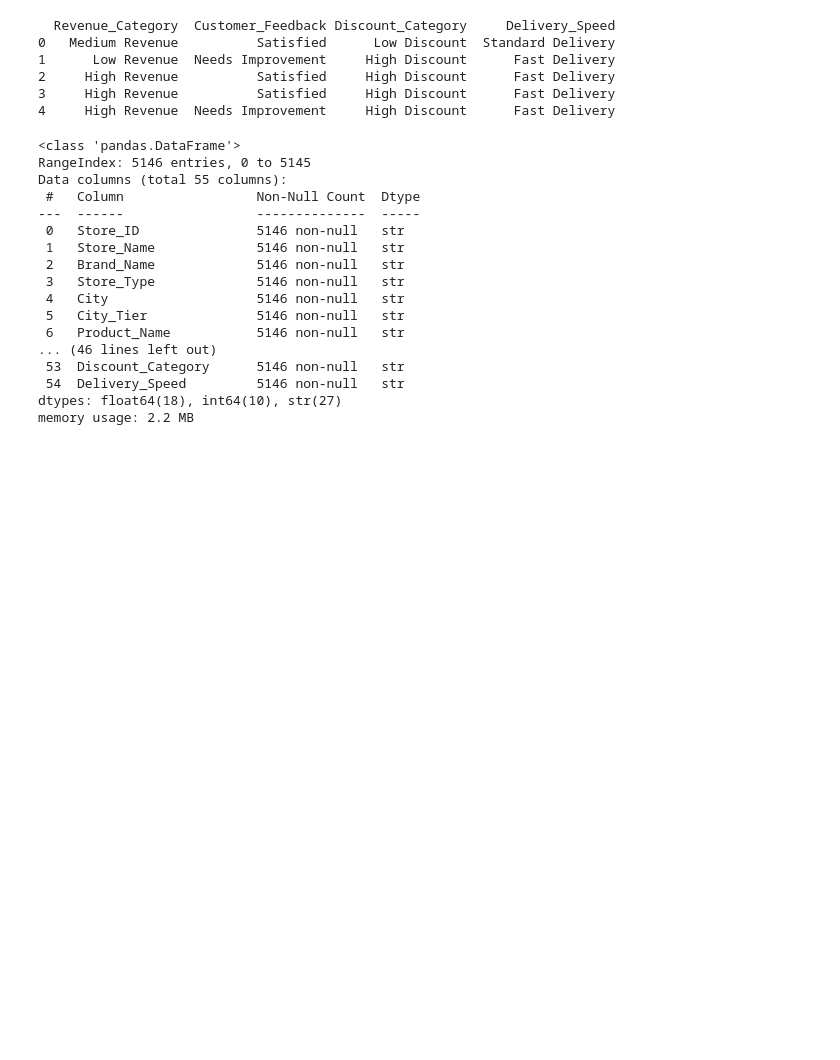
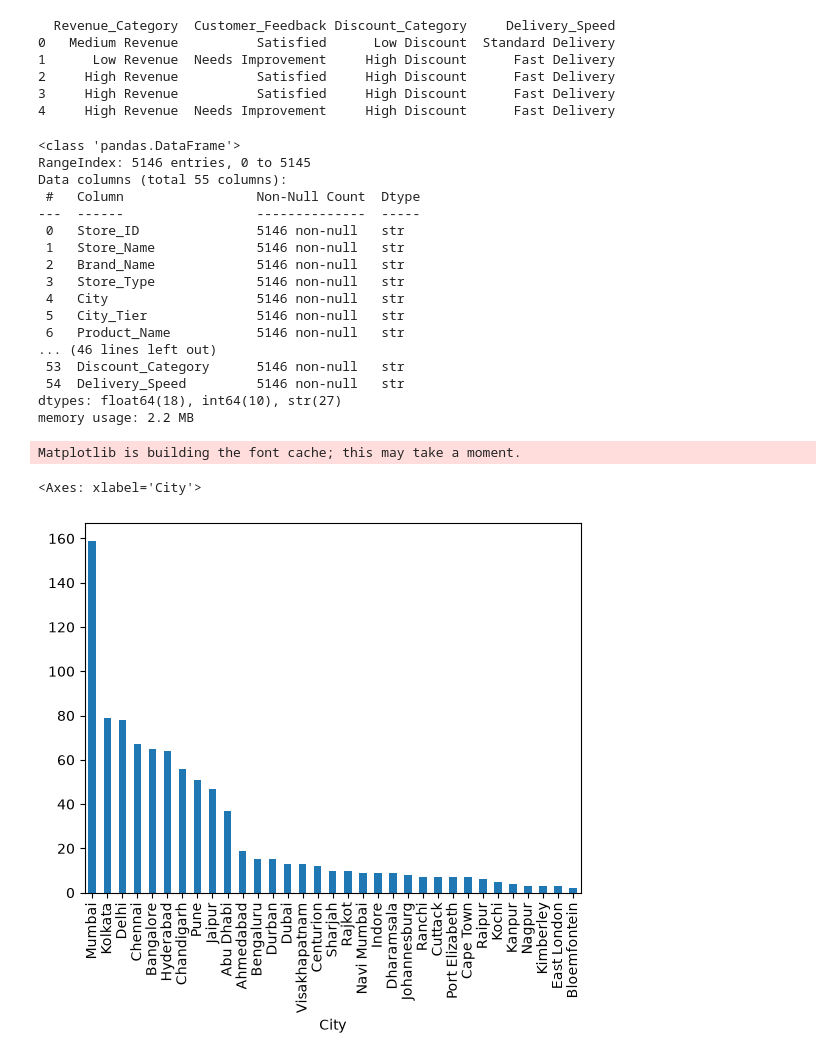
Before and after one commit to poojapkarande11-cyber/Data-Manipulation-And-Statistics, a Jupyter notebook: statistics/pandas_lab5.ipynb, the cells around one changed output. Cells and saved outputs as stored; diff of their text form; code cells hidden in the pictures; blank space fills up the shorter version.

```diff
--- a/statistics/pandas_lab5.ipynb
+++ b/statistics/pandas_lab5.ipynb
@@ -236,3 +236,11 @@ Data columns (total 55 columns):
  54  Delivery_Speed         5146 non-null   str
 dtypes: float64(18), int64(10), str(27)
 memory usage: 2.2 MB
+# %%
+
+ipl = pd.read_csv('ipl-matches.csv')
+ipl["City"].value_counts().plot(kind="bar")
+# %% [output]
+Matplotlib is building the font cache; this may take a moment.
+<Axes: xlabel='City'>
+[figure, added]
```
Also changed, not shown: parts of 2 cells of this notebook, 1 other file.
